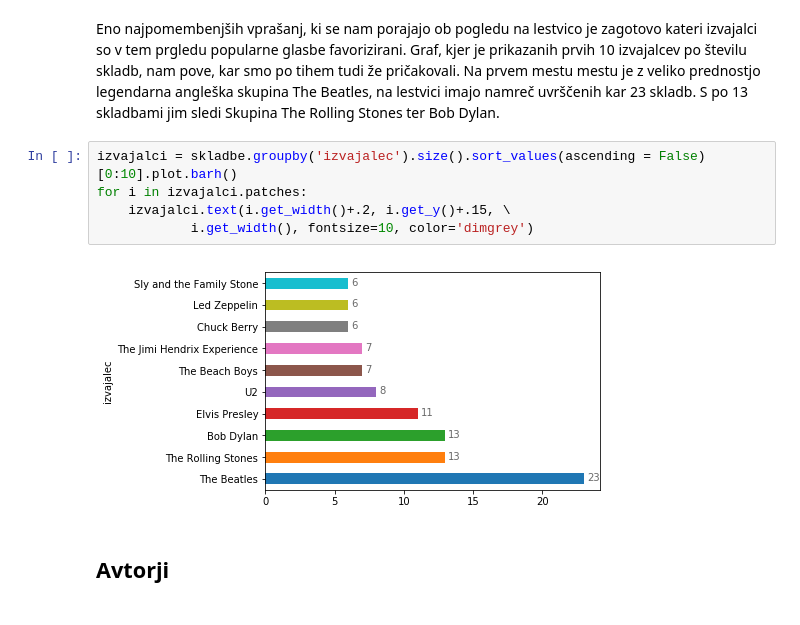
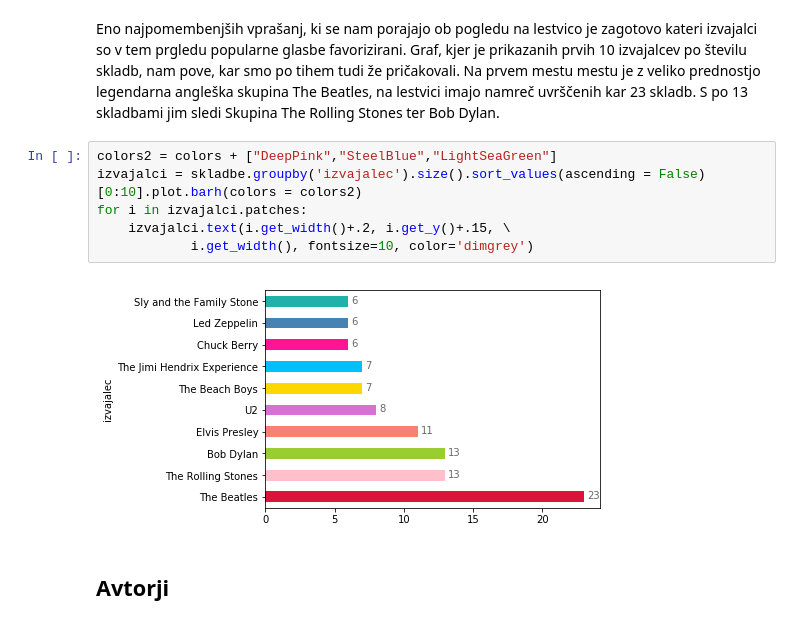
Before and after one commit to katarinabrilej/Top-500-revije-Rolling-Stone, a Jupyter notebook: analiza.ipynb, the cells around one changed output. Cells and saved outputs as stored; diff of their text form.

```diff
--- a/analiza.ipynb
+++ b/analiza.ipynb
@@ -59,12 +59,13 @@ skladbe[skladbe.leto > 1930].groupby('desetletje').size().plot.pie(explode = (0,
 # %% [markdown]
 Eno najpomembenjših vprašanj, ki se nam porajajo ob pogledu na lestvico je zagotovo kateri izvajalci so v tem prgledu popularne glasbe favorizirani. Graf, kjer je prikazanih prvih 10 izvajalcev po številu skladb, nam pove, kar smo po tihem tudi že pričakovali. Na prvem mestu mestu je z veliko prednostjo legendarna angleška skupina The Beatles, na lestvici imajo namreč uvrščenih kar 23 skladb. S po 13 skladbami jim sledi Skupina The Rolling Stones ter Bob Dylan.
 # %%
-izvajalci = skladbe.groupby('izvajalec').size().sort_values(ascending = False)[0:10].plot.barh()
+colors2 = colors + ["DeepPink","SteelBlue","LightSeaGreen"]
+izvajalci = skladbe.groupby('izvajalec').size().sort_values(ascending = False)[0:10].plot.barh(colors = colors2)
 for i in izvajalci.patches:
     izvajalci.text(i.get_width()+.2, i.get_y()+.15, \
             i.get_width(), fontsize=10, color='dimgrey')
 # %% [output]
-[figure, old version]
+[figure, new version]
 # %% [markdown]
 ## Avtorji
 # %% [markdown]
```
Also changed, not shown: parts of 26 cells of this notebook.
